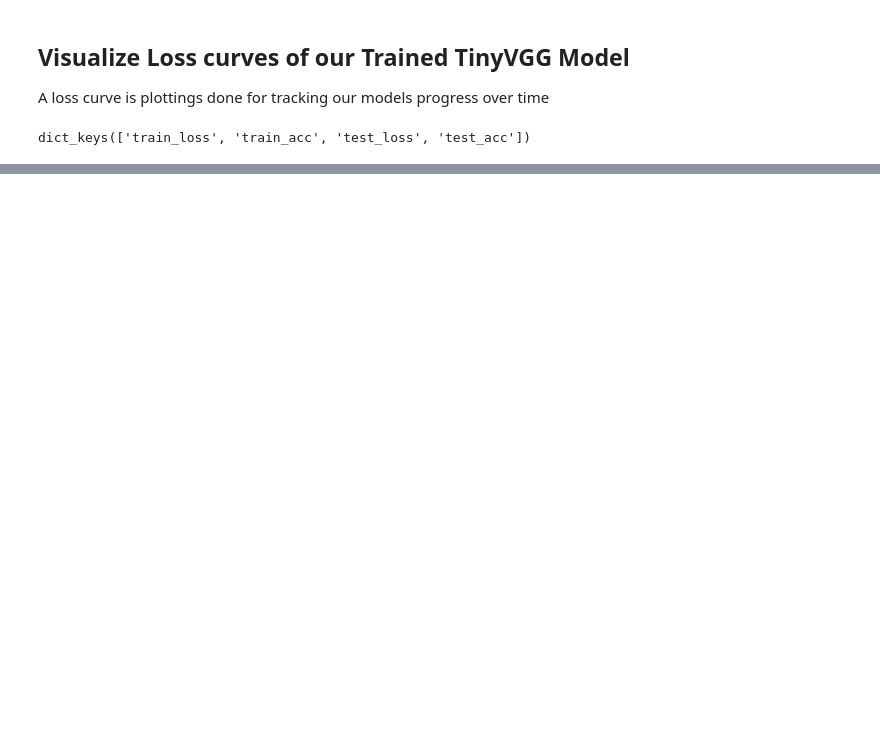
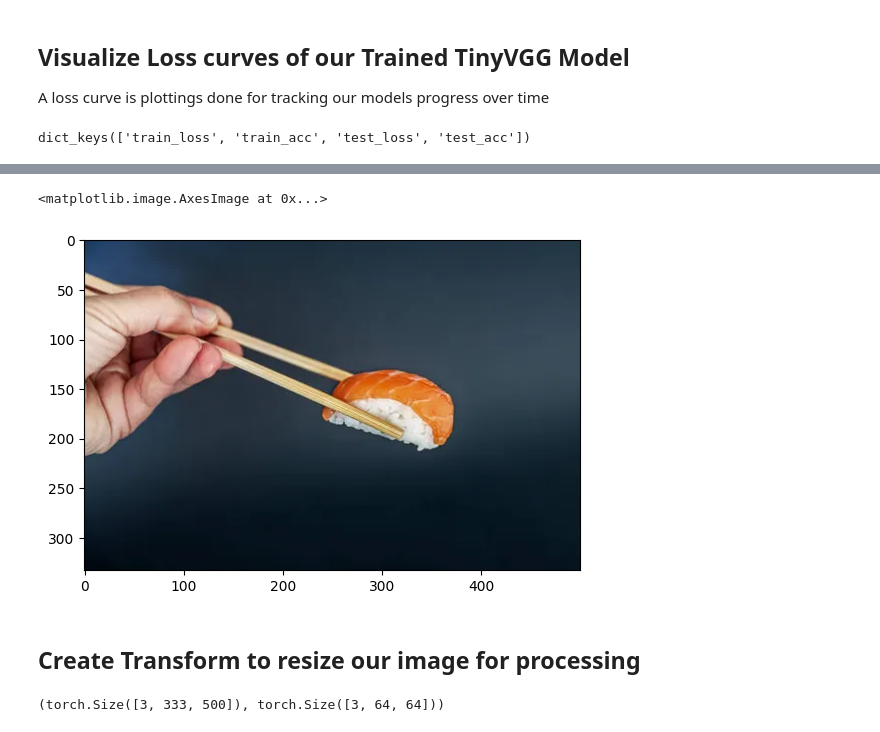
Before and after one commit to 94Akriti/DL-ML-USING-PYTORCH, a Jupyter notebook: Custom_Datasets.ipynb, the cells around one changed output, grey strips where cells are left out. Saved outputs shown, nothing was run; the diff lists cells and outputs as text; code cells hidden in the pictures; blank space fills up the shorter version.

```diff
--- a/Custom_Datasets.ipynb
+++ b/Custom_Datasets.ipynb
@@ -919,0 +1123,3 @@ plot_loss_curves(model_0_results)
+# %%
+custom_image = (torchvision.io.read_image(str(custom_image_path)).type(torch.float32))/255
+custom_image
@@ -919,0 +1144,16 @@ plot_loss_curves(model_0_results)
+# %%
+plt.imshow(custom_image.permute(1,2,0))
+# %% [output]
+<matplotlib.image.AxesImage at 0x...>
+[figure, added]
+# %% [markdown]
+## Create Transform to resize our image for processing
+# %%
+from torchvision import transforms
+custom_image_transform = transforms.Compose([
+    transforms.Resize(size=(64,64))
+])
+custom_image_transformed = custom_image_transform(custom_image)
+custom_image.shape,custom_image_transformed.shape
+# %% [output]
+(torch.Size([3, 333, 500]), torch.Size([3, 64, 64]))
```
Also changed, not shown: parts of 46 cells of this notebook.
